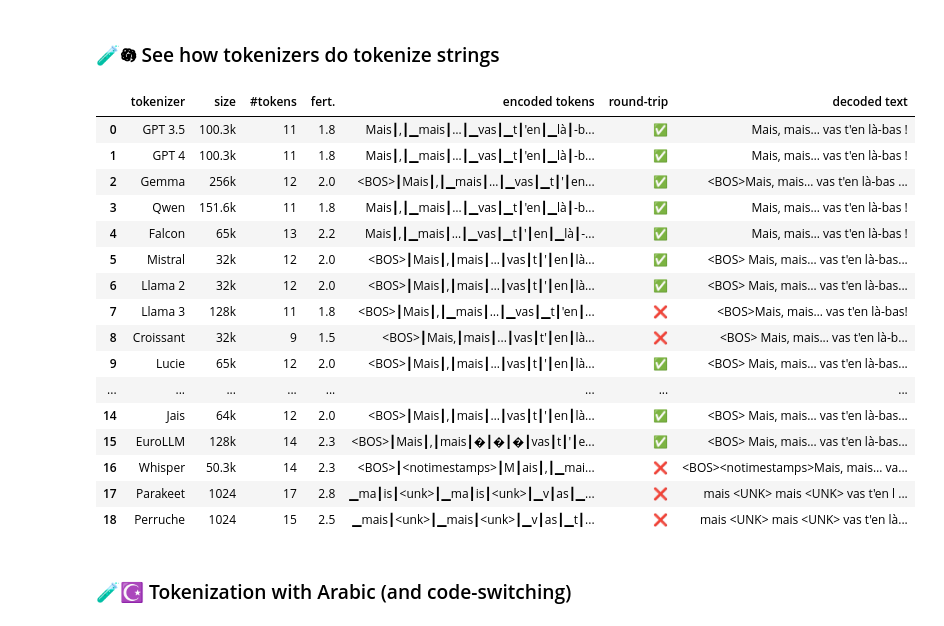
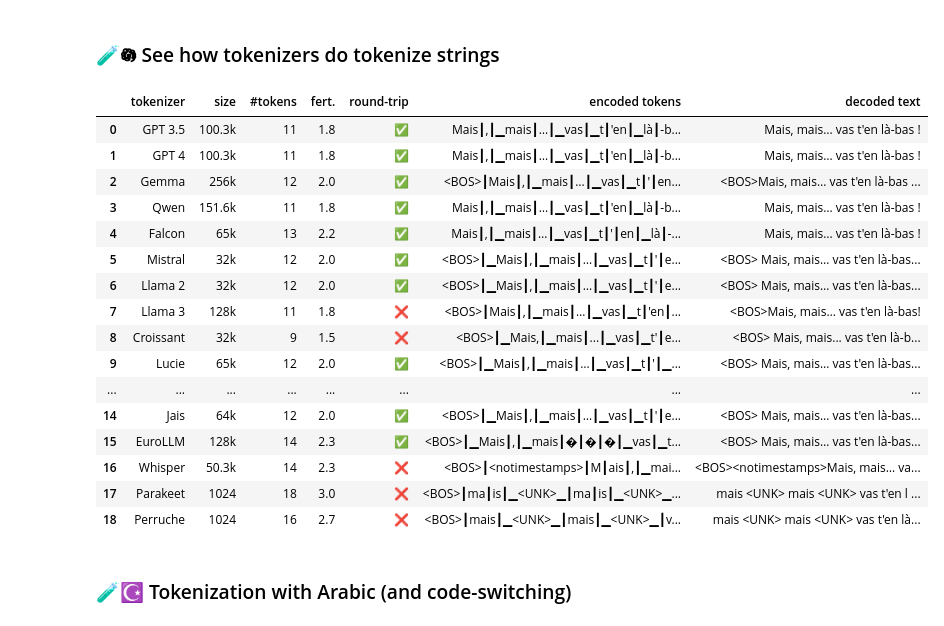
Before and after one commit to Jeronymous/deep_learning_notebooks, a Jupyter notebook: tokenizers.ipynb, the cells around one changed output. Cells and saved outputs as stored; diff of their text form; code cells hidden in the pictures.

Commit message:
Fix display of starting space. Add a warning sign for tokenizers that produce weird'' tokens

```diff
--- a/tokenizers.ipynb
+++ b/tokenizers.ipynb
@@ -627,6 +627,8 @@ def test_tokenizers_on_text(
         display_fertility=True,
         display_round_trip_result=True,
         ):
+    if isinstance(tokenizers, str):
+        tokenizers = [tokenizers]
     # Build a table with the encoded and decoded text for each tokenizer
     all_data = []
     for tokenizer in tokenizers:
@@ -638,52 +640,73 @@ def test_tokenizers_on_text(
         if display_vocabulary_size:
             data["size"] = format_thoushands(N)
         if display_fertility:
             num_words = len(text.split())
             num_tokens = len(tokens)
             if tokens_str.startswith("<BOS>"):
                 num_tokens -= 1
             if tokens_str.endswith("<EOS>"):
                 num_tokens -= 1
             data["#tokens"] = num_tokens
             data["fert."] = round(num_tokens / num_words, 1)
-        data["encoded tokens"]= tokens_str
         if display_round_trip_result:
             # Remove all tags in brackets (like <BOS>, <EOS>, <UNK>, ...)
             normalized_decoded = re.sub(r"<[^>]*>", "", decoded_raw)
-            data["round-trip"] = "✅" if normalized_decoded.strip() == text.strip() else "❌"
+            round_trip_ok = normalized_decoded.strip() == text.strip()
+            weird_tokens = ""
+            _descr_mix_punc = "mix alpha/punct"
+            _descr_mix_num = "mix alpha/num"
+            _descr_more_than_1_digits = "digits"
+            for t in tokens_str.split("┃"):
+                t = t.replace("\\n", "\n").replace("\\t", "\t")
+                # mix of alphanum and punctuation
+                if _descr_mix_punc not in weird_tokens and any(c.isalnum() for c in t) and any(c in ".,;:!?…\n\t" for c in t):
+                    if weird_tokens: weird_tokens += ", "
+                    weird_tokens += _descr_mix_punc
+                # mix of alpha and numeric
+                if _descr_mix_num not in weird_tokens and any(c.isalpha() for c in t) and any(c.isdigit() for c in t):
+                    if weird_tokens: weird_tokens += ", "
+                    weird_tokens += _descr_mix_num
+                # more than one digit
+                if _descr_more_than_1_digits and sum(c.isdigit() for c in t) > 1:
+                    if weird_tokens: weird_tokens += ", "
+                    weird_tokens += _descr_more_than_1_digits
+            data["round-trip"] = \
+                "✅" if (round_trip_ok and not weird_tokens) \
+                else ("❌" if not round_trip_ok else f"⚠️ ({weird_tokens})")
+        data["encoded tokens"]= tokens_str
         data["decoded text"]= decoded
         all_data.append(data)
 
     return pd.DataFrame(all_data)
 
 def format_thoushands(N):
     import math
     if N < 1100:
         return str(N)
     if N - 1000 * math.floor(N/1000) < 100:
         return f"{N//1000}k"
     return f"{N/1000:.1f}k"
 
 
 test_tokenizers_on_text("Mais, mais… vas t'en là-bas !")
 # %% [output]
-|  | tokenizer | size | #tokens | fert. | encoded tokens | round-trip | decoded text |
-| 0 | GPT 3.5 | 100.3k | 11 | 1.8 | Mais┃,┃▁mais┃…┃▁vas┃▁t┃'en┃▁là┃-b... | ✅ | Mais, mais… vas t'en là-bas ! |
-| 1 | GPT 4 | 100.3k | 11 | 1.8 | Mais┃,┃▁mais┃…┃▁vas┃▁t┃'en┃▁là┃-b... | ✅ | Mais, mais… vas t'en là-bas ! |
-| 2 | Gemma | 256k | 12 | 2.0 | <BOS>┃Mais┃,┃▁mais┃…┃▁vas┃▁t┃'┃en... | ✅ | <BOS>Mais, mais… vas t'en là-bas ... |
-| 3 | Qwen | 151.6k | 11 | 1.8 | Mais┃,┃▁mais┃…┃▁vas┃▁t┃'en┃▁là┃-b... | ✅ | Mais, mais… vas t'en là-bas ! |
-| 4 | Falcon | 65k | 13 | 2.2 | Mais┃,┃▁mais┃…┃▁vas┃▁t┃'┃en┃▁là┃-... | ✅ | Mais, mais… vas t'en là-bas ! |
-| 5 | Mistral | 32k | 12 | 2.0 | <BOS>┃Mais┃,┃mais┃…┃vas┃t┃'┃en┃là... | ✅ | <BOS> Mais, mais… vas t'en là-bas... |
-| 6 | Llama 2 | 32k | 12 | 2.0 | <BOS>┃Mais┃,┃mais┃…┃vas┃t┃'┃en┃là... | ✅ | <BOS> Mais, mais… vas t'en là-bas... |
-| 7 | Llama 3 | 128k | 11 | 1.8 | <BOS>┃Mais┃,┃▁mais┃…┃▁vas┃▁t┃'en┃... | ❌ | <BOS>Mais, mais… vas t'en là-bas! |
-| 8 | Croissant | 32k | 9 | 1.5 | <BOS>┃Mais,┃mais┃...┃vas┃t'┃en┃là... | ❌ | <BOS> Mais, mais... vas t'en là-b... |
-| 9 | Lucie | 65k | 12 | 2.0 | <BOS>┃Mais┃,┃mais┃…┃vas┃t┃'┃en┃là... | ✅ | <BOS> Mais, mais… vas t'en là-bas... |
+|  | tokenizer | size | #tokens | fert. | round-trip | encoded tokens | decoded text |
+| 0 | GPT 3.5 | 100.3k | 11 | 1.8 | ✅ | Mais┃,┃▁mais┃…┃▁vas┃▁t┃'en┃▁là┃-b... | Mais, mais… vas t'en là-bas ! |
+| 1 | GPT 4 | 100.3k | 11 | 1.8 | ✅ | Mais┃,┃▁mais┃…┃▁vas┃▁t┃'en┃▁là┃-b... | Mais, mais… vas t'en là-bas ! |
+| 2 | Gemma | 256k | 12 | 2.0 | ✅ | <BOS>┃Mais┃,┃▁mais┃…┃▁vas┃▁t┃'┃en... | <BOS>Mais, mais… vas t'en là-bas ... |
+| 3 | Qwen | 151.6k | 11 | 1.8 | ✅ | Mais┃,┃▁mais┃…┃▁vas┃▁t┃'en┃▁là┃-b... | Mais, mais… vas t'en là-bas ! |
+| 4 | Falcon | 65k | 13 | 2.2 | ✅ | Mais┃,┃▁mais┃…┃▁vas┃▁t┃'┃en┃▁là┃-... | Mais, mais… vas t'en là-bas ! |
+| 5 | Mistral | 32k | 12 | 2.0 | ✅ | <BOS>┃▁Mais┃,┃▁mais┃…┃▁vas┃▁t┃'┃e... | <BOS> Mais, mais… vas t'en là-bas... |
+| 6 | Llama 2 | 32k | 12 | 2.0 | ✅ | <BOS>┃▁Mais┃,┃▁mais┃…┃▁vas┃▁t┃'┃e... | <BOS> Mais, mais… vas t'en là-bas... |
+| 7 | Llama 3 | 128k | 11 | 1.8 | ❌ | <BOS>┃Mais┃,┃▁mais┃…┃▁vas┃▁t┃'en┃... | <BOS>Mais, mais… vas t'en là-bas! |
+| 8 | Croissant | 32k | 9 | 1.5 | ❌ | <BOS>┃▁Mais,┃▁mais┃...┃▁vas┃▁t'┃e... | <BOS> Mais, mais... vas t'en là-b... |
+| 9 | Lucie | 65k | 12 | 2.0 | ✅ | <BOS>┃▁Mais┃,┃▁mais┃…┃▁vas┃▁t┃'┃▁... | <BOS> Mais, mais… vas t'en là-bas... |
 | ... | ... | ... | ... | ... | ... | ... | ... |
-| 14 | Jais | 64k | 12 | 2.0 | <BOS>┃Mais┃,┃mais┃…┃vas┃t┃'┃en┃là... | ✅ | <BOS> Mais, mais… vas t'en là-bas... |
-| 15 | EuroLLM | 128k | 14 | 2.3 | <BOS>┃Mais┃,┃mais┃�┃�┃�┃vas┃t┃'┃e... | ✅ | <BOS> Mais, mais… vas t'en là-bas... |
-| 16 | Whisper | 50.3k | 14 | 2.3 | <BOS>┃<notimestamps>┃M┃ais┃,┃▁mai... | ❌ | <BOS><notimestamps>Mais, mais… va... |
-| 17 | Parakeet | 1024 | 17 | 2.8 | ▁ma┃is┃<unk>┃▁ma┃is┃<unk>┃▁v┃as┃▁... | ❌ | mais <UNK> mais <UNK> vas t'en l ... |
-| 18 | Perruche | 1024 | 15 | 2.5 | ▁mais┃<unk>┃▁mais┃<unk>┃▁v┃as┃▁t┃... | ❌ | mais <UNK> mais <UNK> vas t'en là... |
+| 14 | Jais | 64k | 12 | 2.0 | ✅ | <BOS>┃▁Mais┃,┃▁mais┃…┃▁vas┃▁t┃'┃e... | <BOS> Mais, mais… vas t'en là-bas... |
+| 15 | EuroLLM | 128k | 14 | 2.3 | ✅ | <BOS>┃▁Mais┃,┃▁mais┃�┃�┃�┃▁vas┃▁t... | <BOS> Mais, mais… vas t'en là-bas... |
+| 16 | Whisper | 50.3k | 14 | 2.3 | ❌ | <BOS>┃<notimestamps>┃M┃ais┃,┃▁mai... | <BOS><notimestamps>Mais, mais… va... |
+| 17 | Parakeet | 1024 | 18 | 3.0 | ❌ | <BOS>┃ma┃is┃▁<UNK>▁┃ma┃is┃▁<UNK>▁... | mais <UNK> mais <UNK> vas t'en l ... |
+| 18 | Perruche | 1024 | 16 | 2.7 | ❌ | <BOS>┃mais┃▁<UNK>▁┃mais┃▁<UNK>▁┃v... | mais <UNK> mais <UNK> vas t'en là... |
 # %% [markdown]
 ### 🧪☪ Tokenization with Arabic (and code-switching)
 # %%
```
Also changed, not shown: parts of 5 cells of this notebook.
